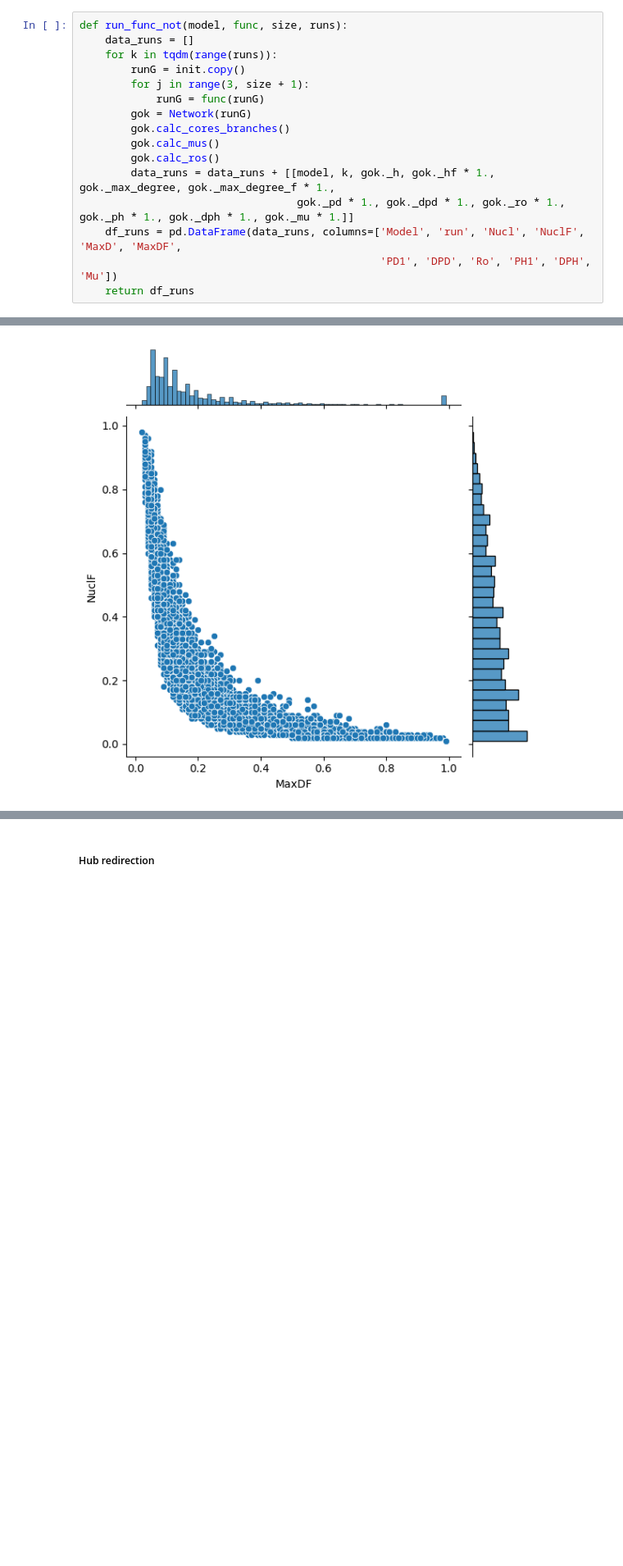
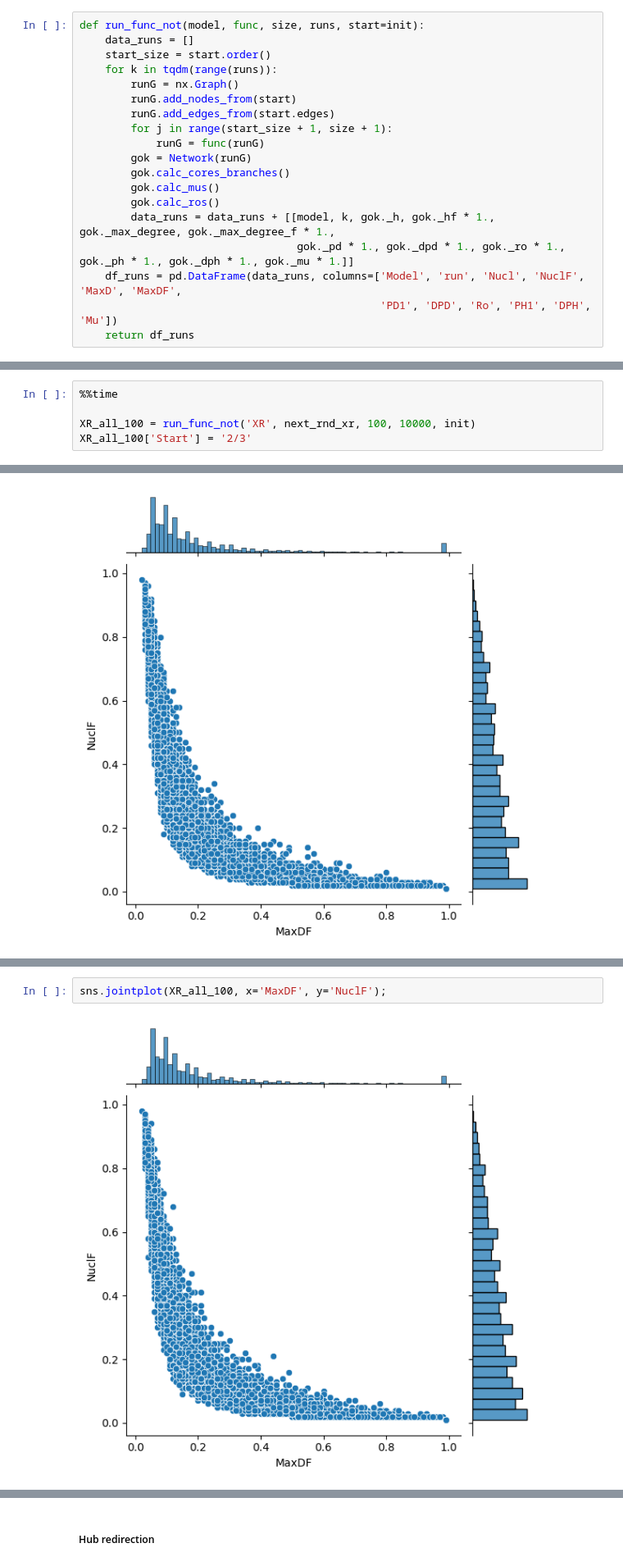
Before and after one commit to MarcosCarreira/RedirectionNetworks, a Jupyter notebook: RandomIteration.ipynb, the cells around one changed output, grey strips where cells are left out. Shown at 82% size. Saved outputs shown, nothing was run; the diff lists cells and outputs as text; blank space fills up the shorter version.

```diff
--- a/RandomIteration.ipynb
+++ b/RandomIteration.ipynb
@@ -483,11 +483,14 @@ df_test2.plot.scatter(x='MaxD', y='Nucl', c=series_to_colors(df_test2['Rel_Size'
 # %% [markdown]
 ## Examples - Run for large N
 # %%
-def run_func_not(model, func, size, runs):
+def run_func_not(model, func, size, runs, start=init):
     data_runs = []
+    start_size = start.order()
     for k in tqdm(range(runs)):
-        runG = init.copy()
-        for j in range(3, size + 1):
+        runG = nx.Graph()
+        runG.add_nodes_from(start)
+        runG.add_edges_from(start.edges)
+        for j in range(start_size + 1, size + 1):
             runG = func(runG)
         gok = Network(runG)
         gok.calc_cores_branches()
@@ -522,3 +525,8 @@ XR100 = run_func_not('XR', next_rnd_xr, 100, 10000)
 # %% [output]
 CPU times: user 5min 28s, sys: 2.93 s, total: 5min 31s
 Wall time: 5min 29s
+# %%
+%%time
+
+XR_all_100 = run_func_not('XR', next_rnd_xr, 100, 10000, init)
+XR_all_100['Start'] = '2/3'
@@ -528,0 +578,4 @@ sns.jointplot(XR100, x='MaxDF', y='NuclF');
+# %%
+sns.jointplot(XR_all_100, x='MaxDF', y='NuclF');
+# %% [output]
+[figure, added]
```
Also changed, not shown: parts of 24 cells of this notebook.
